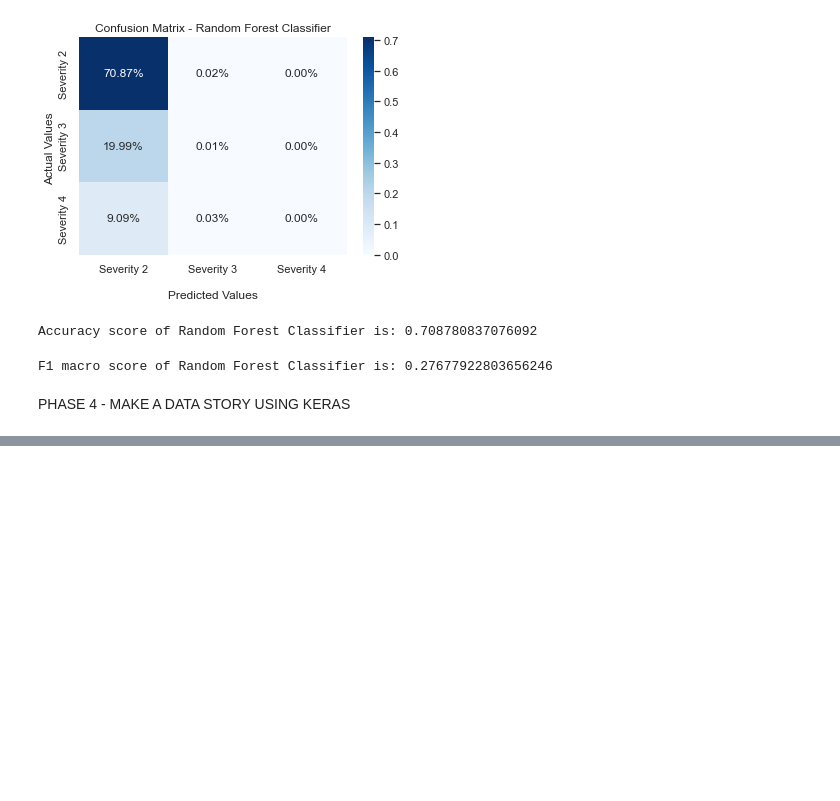
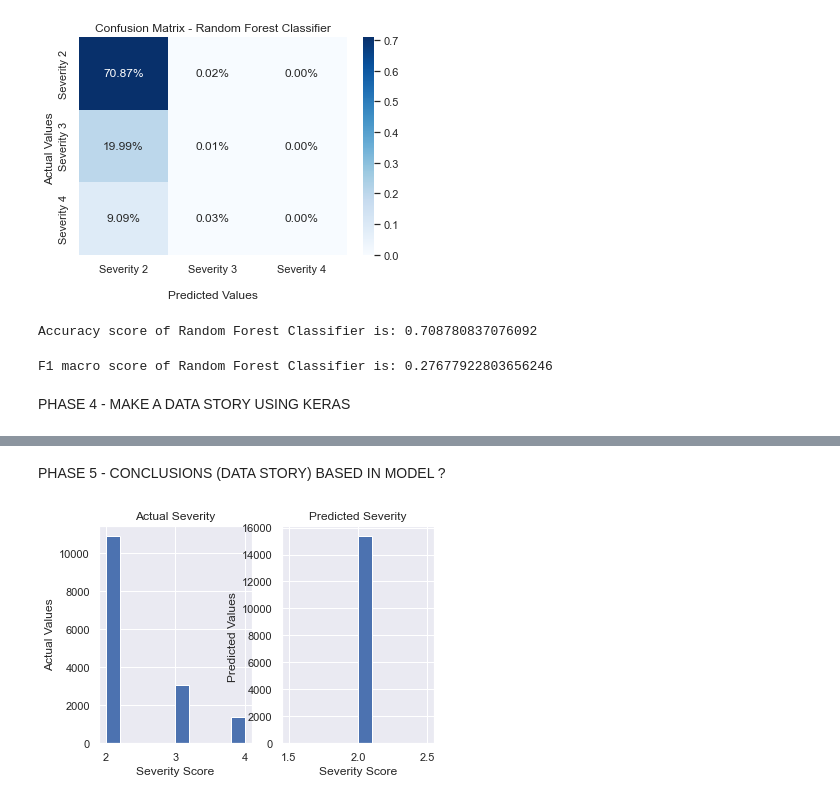
Before and after one commit to stratoskar/DataAnalytics, a Jupyter notebook: Data Analytics/US_accidents_Full_Analysis.ipynb, the cells around one changed output, grey strips where cells are left out. Drawn from its saved outputs; the diff is of its cells as text; code cells hidden in the pictures; blank space fills up the shorter version.

Commit message:
Διόρθωση του κώδικα
- Διόρθωση του κώδικα
-έτοιμοι να φτιάξουμε το story telling

```diff
--- a/Data Analytics/US_accidents_Full_Analysis.ipynb
+++ b/Data Analytics/US_accidents_Full_Analysis.ipynb
@@ -766,3 +643,0 @@ model2.compile(loss = 'categorical_crossentropy', optimizer = 'adam', metrics =
-# %%
-# train the first model
-model2.fit(X_train, y_train,epochs=30, batch_size=1000, verbose=1)
@@ -834,3 +643,0 @@ model3.compile(loss = 'categorical_crossentropy', optimizer = 'adam', metrics =
-# %%
-# train the first model
-model3.fit(X_train, y_train,epochs=30, batch_size=1000, verbose=1)
@@ -885,0 +666,10 @@ plt.show()
+# %%
+#################################
+# Define the first keras model  #
+#################################
+
+# Make a sequential newral network with 3 inputs and 3 outputs
+model1 = Sequential()
+model1.add(Dense(6, input_dim = 3, activation = 'relu')) # Rectified Linear Unit Activation Function
+model1.add(Dense(12, activation='relu'))
+model1.add(Dense(4, activation='softmax')) # Softmax for multi-class classification
@@ -885,0 +679,3 @@ plt.show()
+# %%
+# Train the first model
+model1.fit(X_train, y_train,epochs=20, batch_size=1000, verbose=1)
@@ -885,0 +865,47 @@ plt.show()
+# %% [markdown]
+PHASE 5 - CONCLUSIONS (DATA STORY) BASED IN MODEL ?
+# %%
+# Plot (using histograms) the actual (y_test) and predicted values (y_predicted) of output varriable (Severity),
+# so as to make a comparison
+
+predicted_severity = []
+for list in predicted_y1:
+    if list[0]>list[1] and list[0]>list[2] and list[0]>list[3]:
+        predicted_severity.append(2)
+    elif list[1]>list[0] and list[1]>list[2] and list[1]>list[3]:
+        predicted_severity.append(3)
+    elif list[2]>list[0] and list[2]>list[1] and list[2]>list[3]:
+        predicted_severity.append(4)
+    else:
+        predicted_severity.append(1)
+
+actual = []
+for item in y_test:
+    if item[0] == 1:
+        actual.append(2)
+    elif item[1] == 1:
+        actual.append(3)
+    elif item[2] == 1:
+        actual.append(4)
+    else:
+        actual.append(1)
+
+prediction = pd.DataFrame(predicted_severity,columns=['Severity_Predictions'])
+actual = pd.DataFrame(actual,columns=['Actual_Severity'])
+
+# plot actual over predicted values in one figure
+plt.subplot(1, 2, 1) # row 1, col 2 index 1
+plt.hist(actual)
+plt.title("Actual Severity")
+plt.xlabel('Severity Score')
+plt.ylabel('Actual Values')
+
+plt.subplot(1, 2, 2) # index 2
+plt.hist(prediction)
+plt.title("Predicted Severity")
+plt.xlabel('Severity Score')
+plt.ylabel('Predicted Values ')
+
+plt.show()
+# %% [output]
+[figure, added]
```
Also changed, not shown: parts of 89 cells of this notebook.
